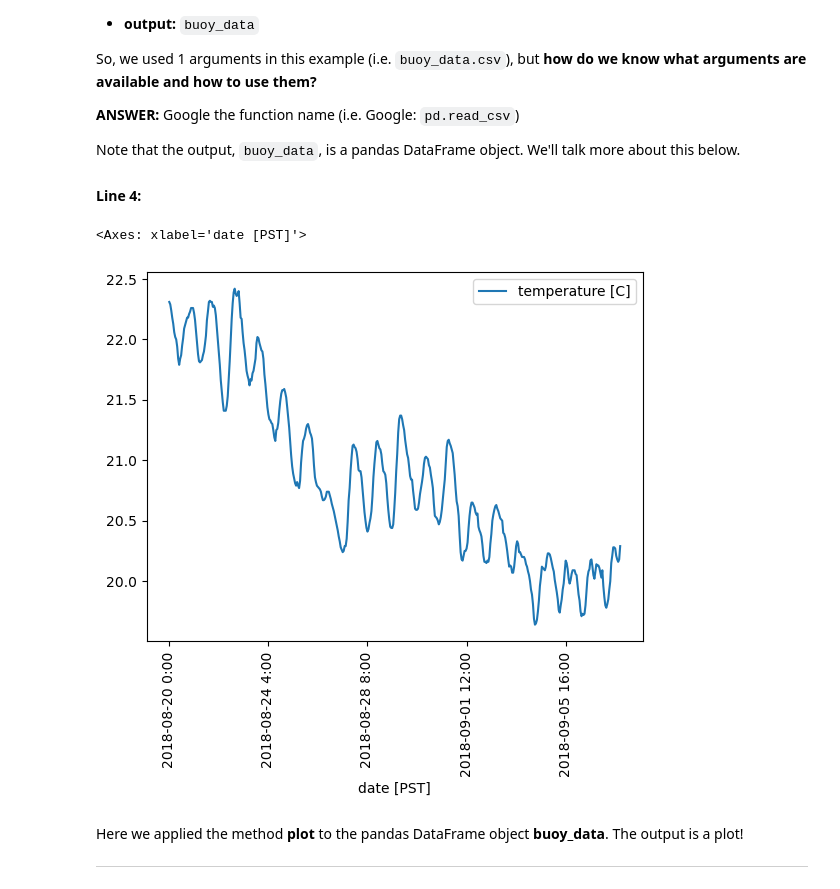
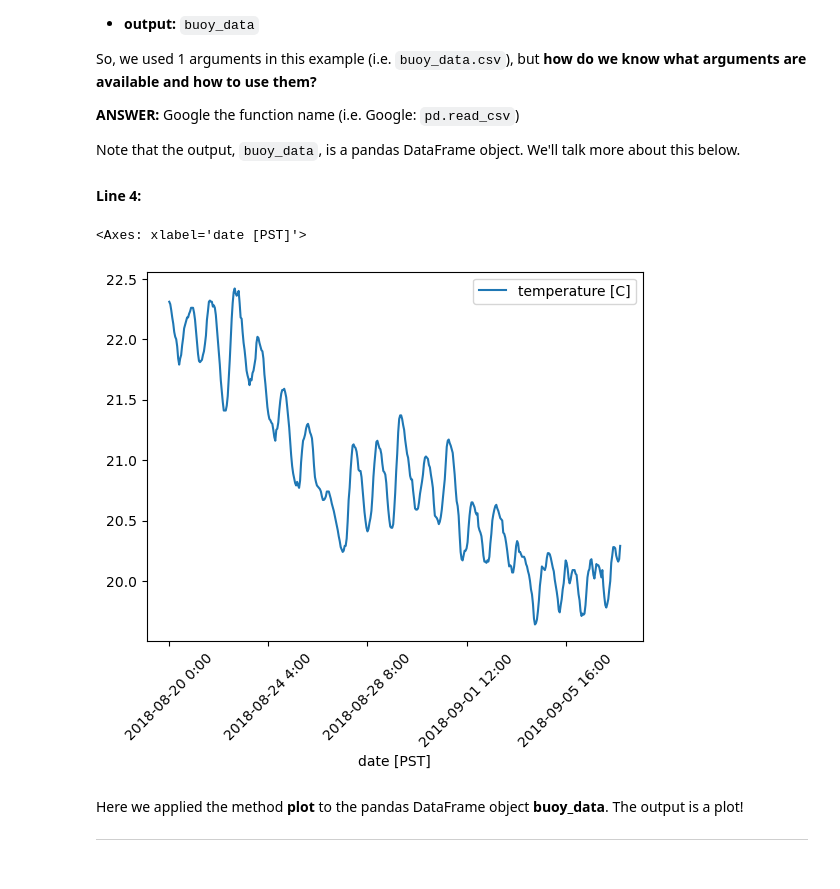
Before and after one commit to alaurent101/WYTEC2_Python_Workshop, a Jupyter notebook: WYTEC2_PythonTutorial.ipynb, the cells around one changed output. Saved outputs shown, nothing was run; the diff lists cells and outputs as text; code cells hidden in the pictures.

```diff
--- a/WYTEC2_PythonTutorial.ipynb
+++ b/WYTEC2_PythonTutorial.ipynb
@@ -1268,10 +1180,10 @@ Note that the output, `buoy_data`, is a pandas DataFrame object. We'll talk more
 
 #### Line 4:
 # %%
-buoy_data.plot(x='date [PST]',y='temperature [C]', rot=90)
+buoy_data.plot(x='date [PST]',y='temperature [C]', rot=45)
 # %% [output]
 <Axes: xlabel='date [PST]'>
-[figure, old version]
+[figure, new version]
 # %% [markdown]
 Here we applied the method **plot** to the pandas DataFrame object **buoy_data**. The output is a plot!
 
```
Also changed, not shown: parts of 43 cells of this notebook, 9 other files.
